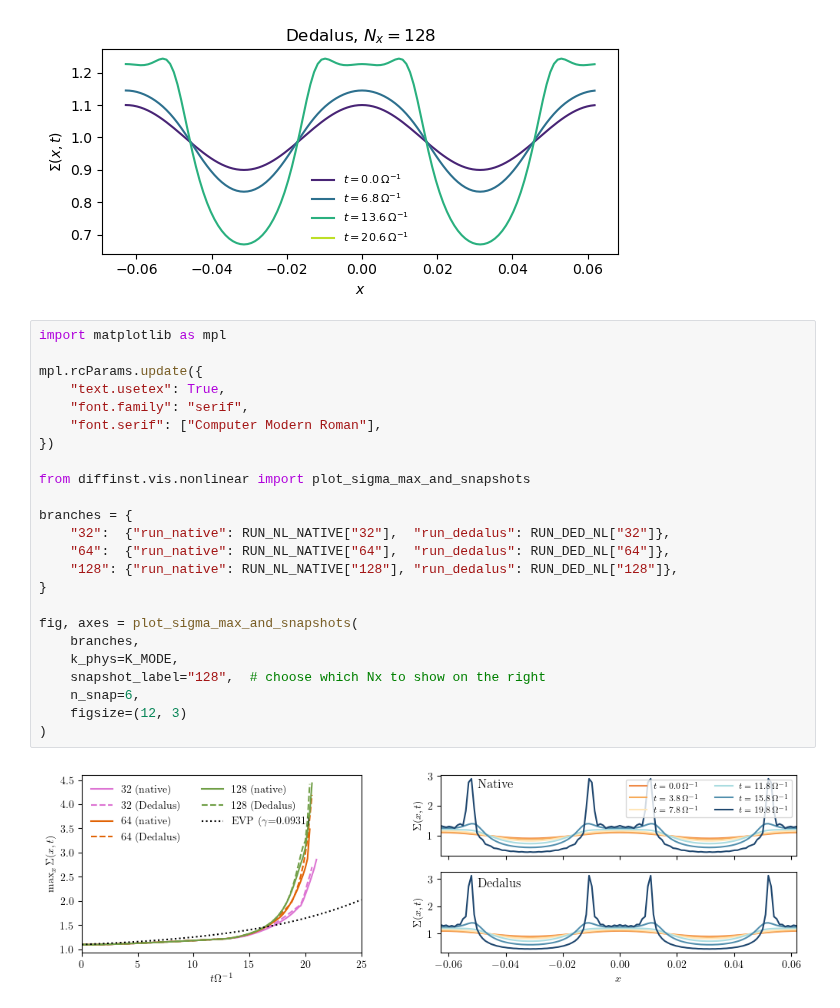
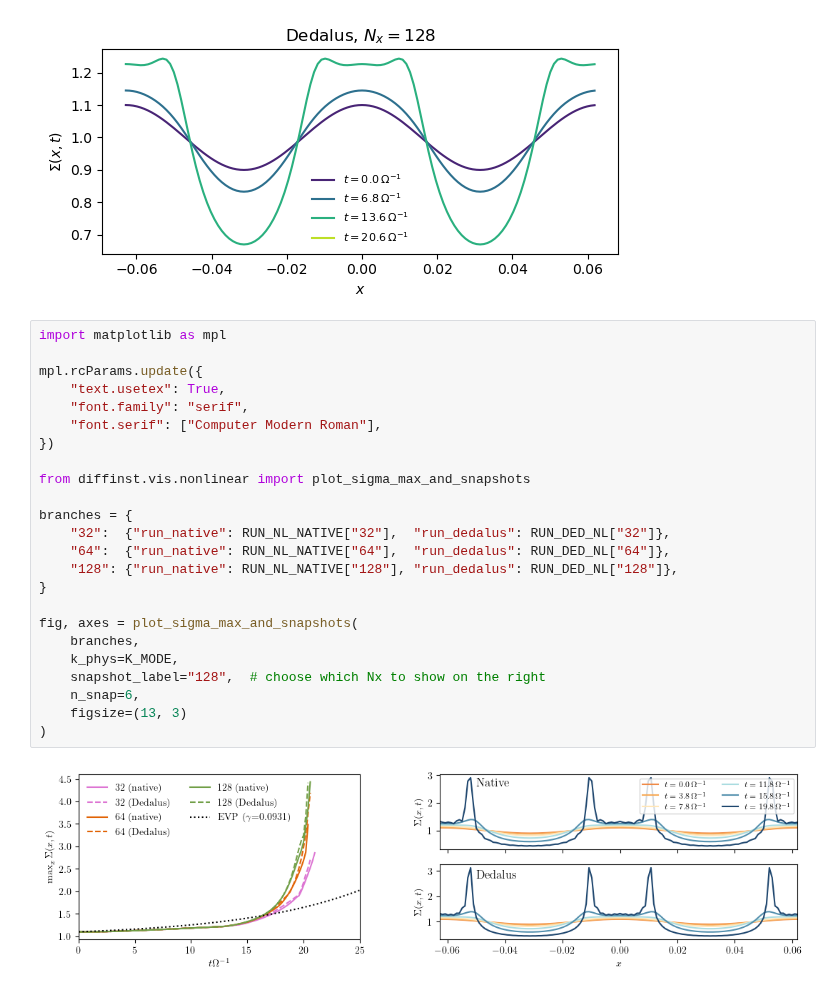
Before and after one commit to KonstantinGerbig/diff-inst, a Jupyter notebook: notebooks/paper_nonlinear.ipynb, the cells around one changed output. Drawn from its saved outputs; the diff is of its cells as text.

```diff
--- a/notebooks/paper_nonlinear.ipynb
+++ b/notebooks/paper_nonlinear.ipynb
@@ -403,26 +325,26 @@ if RUN_DED_NL[hi_label].exists():
 # %%
 import matplotlib as mpl
 
 mpl.rcParams.update({
     "text.usetex": True,
     "font.family": "serif",
     "font.serif": ["Computer Modern Roman"],
 })
 
 from diffinst.vis.nonlinear import plot_sigma_max_and_snapshots
 
 branches = {
     "32":  {"run_native": RUN_NL_NATIVE["32"],  "run_dedalus": RUN_DED_NL["32"]},
     "64":  {"run_native": RUN_NL_NATIVE["64"],  "run_dedalus": RUN_DED_NL["64"]},
     "128": {"run_native": RUN_NL_NATIVE["128"], "run_dedalus": RUN_DED_NL["128"]},
 }
 
 fig, axes = plot_sigma_max_and_snapshots(
     branches,
     k_phys=K_MODE,
     snapshot_label="128",  # choose which Nx to show on the right
     n_snap=6,
-    figsize=(12, 3)
+    figsize=(13, 3)
 )
 # %% [output]
-[figure, old version]
+[figure, new version]
```
Also changed, not shown: parts of 5 cells of this notebook, 2 other files.
